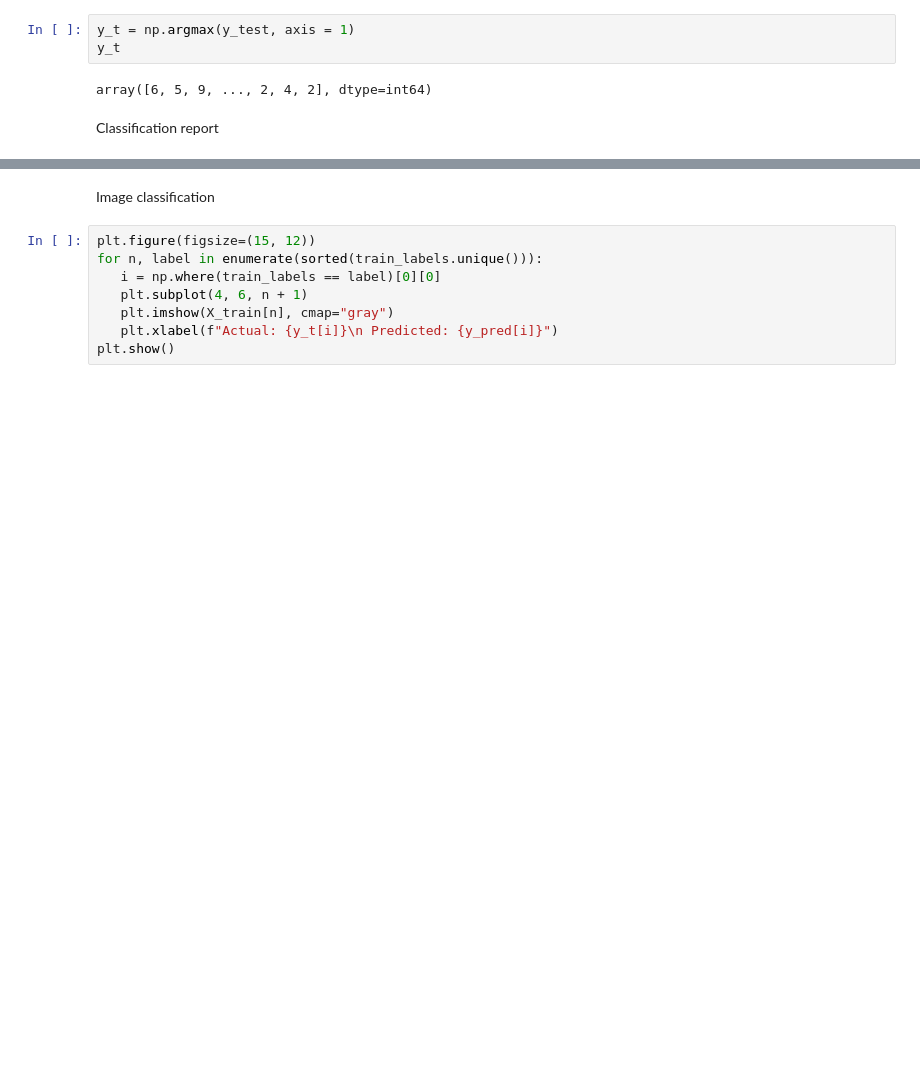
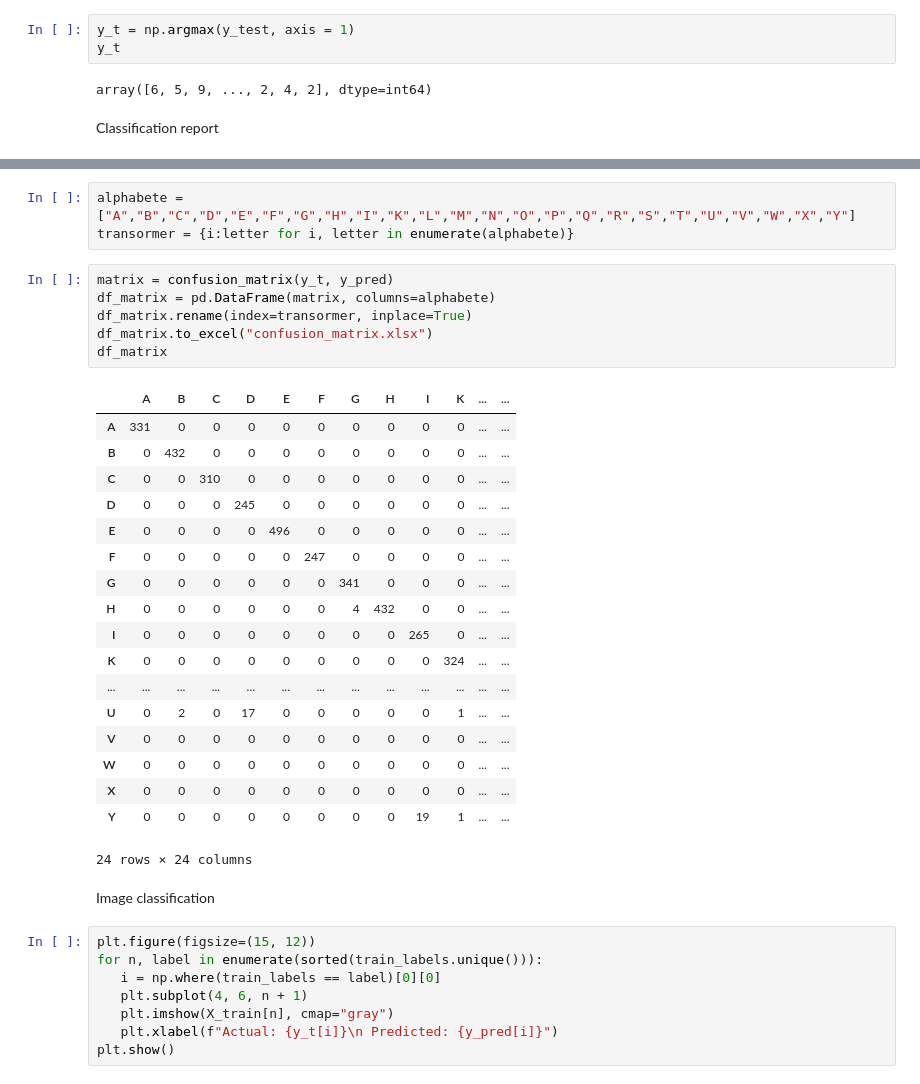
Before and after one commit to GustavoGil13/mnist-american-sign-language, a Jupyter notebook: CNN.ipynb, the cells around one changed output, grey strips where cells are left out. Drawn from its saved outputs; the diff is of its cells as text; blank space fills up the shorter version.

```diff
--- a/CNN.ipynb
+++ b/CNN.ipynb
@@ -338,3 +343,31 @@ df_report
+# %%
+alphabete = ["A","B","C","D","E","F","G","H","I","K","L","M","N","O","P","Q","R","S","T","U","V","W","X","Y"]
+transormer = {i:letter for i, letter in enumerate(alphabete)}
+# %%
+matrix = confusion_matrix(y_t, y_pred)
+df_matrix = pd.DataFrame(matrix, columns=alphabete)
+df_matrix.rename(index=transormer, inplace=True)
+df_matrix.to_excel("confusion_matrix.xlsx")
+df_matrix
+# %% [output]
+|  | A | B | C | D | E | F | G | H | I | K | ... | ... |
+| A | 331 | 0 | 0 | 0 | 0 | 0 | 0 | 0 | 0 | 0 | ... | ... |
+| B | 0 | 432 | 0 | 0 | 0 | 0 | 0 | 0 | 0 | 0 | ... | ... |
+| C | 0 | 0 | 310 | 0 | 0 | 0 | 0 | 0 | 0 | 0 | ... | ... |
+| D | 0 | 0 | 0 | 245 | 0 | 0 | 0 | 0 | 0 | 0 | ... | ... |
+| E | 0 | 0 | 0 | 0 | 496 | 0 | 0 | 0 | 0 | 0 | ... | ... |
+| F | 0 | 0 | 0 | 0 | 0 | 247 | 0 | 0 | 0 | 0 | ... | ... |
+| G | 0 | 0 | 0 | 0 | 0 | 0 | 341 | 0 | 0 | 0 | ... | ... |
+| H | 0 | 0 | 0 | 0 | 0 | 0 | 4 | 432 | 0 | 0 | ... | ... |
+| I | 0 | 0 | 0 | 0 | 0 | 0 | 0 | 0 | 265 | 0 | ... | ... |
+| K | 0 | 0 | 0 | 0 | 0 | 0 | 0 | 0 | 0 | 324 | ... | ... |
+| ... | ... | ... | ... | ... | ... | ... | ... | ... | ... | ... | ... | ... |
+| U | 0 | 2 | 0 | 17 | 0 | 0 | 0 | 0 | 0 | 1 | ... | ... |
+| V | 0 | 0 | 0 | 0 | 0 | 0 | 0 | 0 | 0 | 0 | ... | ... |
+| W | 0 | 0 | 0 | 0 | 0 | 0 | 0 | 0 | 0 | 0 | ... | ... |
+| X | 0 | 0 | 0 | 0 | 0 | 0 | 0 | 0 | 0 | 0 | ... | ... |
+| Y | 0 | 0 | 0 | 0 | 0 | 0 | 0 | 0 | 19 | 1 | ... | ... |
+24 rows × 24 columns
 # %% [markdown]
 Image classification
 # %%
```
Also changed, not shown: parts of 7 cells of this notebook.
